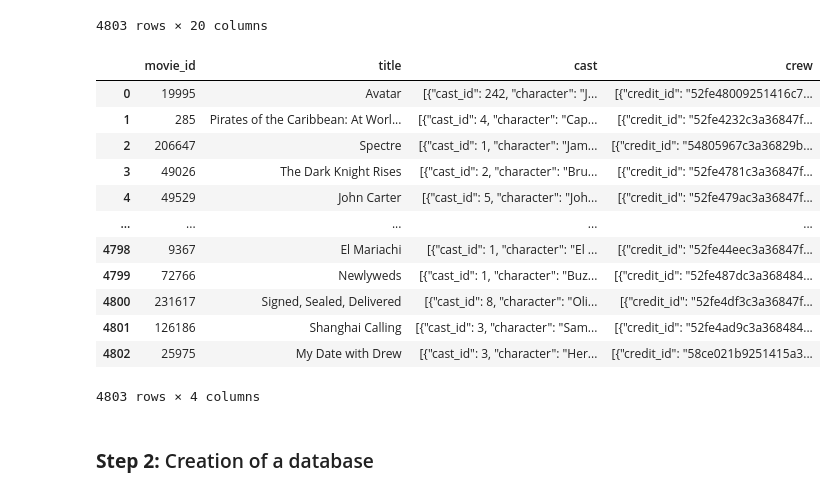
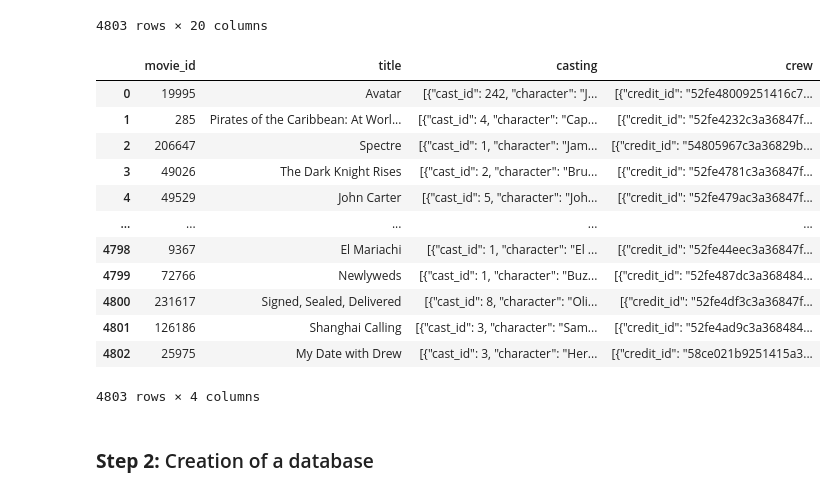
Before and after one commit to fevc08/k-nearest_neighbors_project, a Jupyter notebook: src/explore.ipynb, the cells around one changed output. Drawn from its saved outputs; the diff is of its cells as text; code cells hidden in the pictures.

Commit message:
Dataframe for model created

```diff
--- a/src/explore.ipynb
+++ b/src/explore.ipynb
@@ -32,10 +33,11 @@ tmdb_5000_movies_df
 # %%
 # Load the dataframe tmdb_5000_credits: https://raw.githubusercontent.com/4GeeksAcademy/k-nearest-neighbors-project-tutorial/main/tmdb_5000_credits.csv
 tmdb_5000_credits_df = pd.read_csv('https://raw.githubusercontent.com/4GeeksAcademy/k-nearest-neighbors-project-tutorial/main/tmdb_5000_credits.csv')
 tmdb_5000_credits_df.to_csv('../data/raw/tmdb_5000_credits.csv', index = False)
+tmdb_5000_credits_df.rename(columns={'cast':'casting'}, inplace=True)
 tmdb_5000_credits_df
 # %% [output]
-|  | movie_id | title | cast | crew |
+|  | movie_id | title | casting | crew |
 | 0 | 19995 | Avatar | [{"cast_id": 242, "character": "J... | [{"credit_id": "52fe48009251416c7... |
 | 1 | 285 | Pirates of the Caribbean: At Worl... | [{"cast_id": 4, "character": "Cap... | [{"credit_id": "52fe4232c3a36847f... |
 | 2 | 206647 | Spectre | [{"cast_id": 1, "character": "Jam... | [{"credit_id": "54805967c3a36829b... |
```
Also changed, not shown: parts of 7 cells of this notebook, 1 other file.
